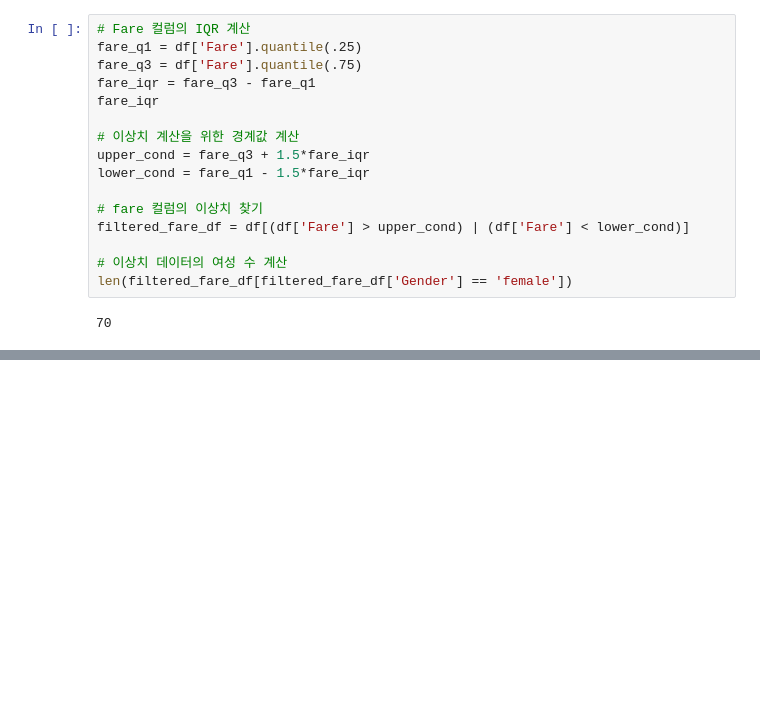
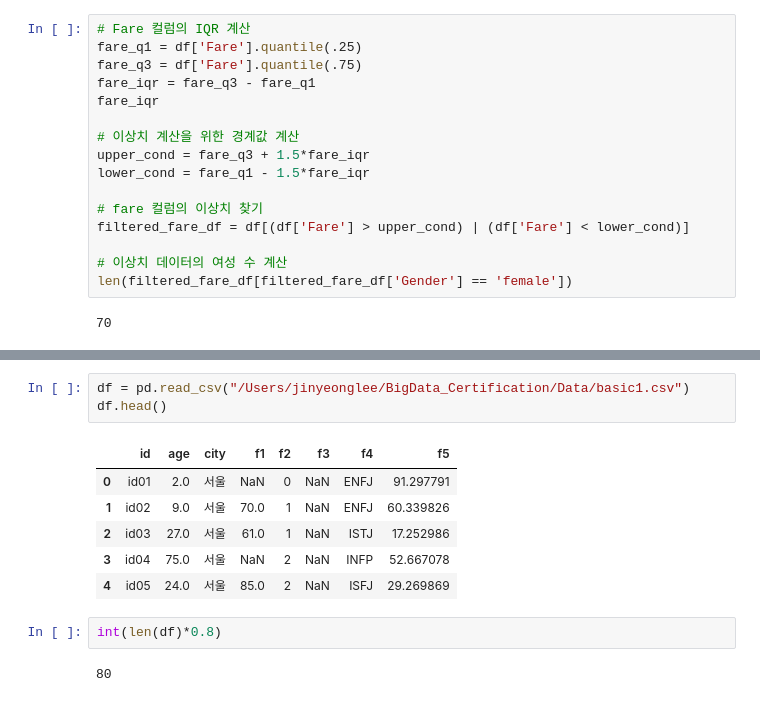
Before and after one commit to JinnieL/BigData_Certification, a Jupyter notebook: 제 1 유형/2. 문제 풀이.ipynb, the cells around one changed output, grey strips where cells are left out. Drawn from its saved outputs; the diff is of its cells as text; blank space fills up the shorter version.

```diff
--- a/제 1 유형/2. 문제 풀이.ipynb
+++ b/제 1 유형/2. 문제 풀이.ipynb
@@ -722,0 +823,14 @@ len(filtered_fare_df[filtered_fare_df['Gender'] == 'female'])
+# %%
+df = pd.read_csv("/Users/jinyeonglee/BigData_Certification/Data/basic1.csv")
+df.head()
+# %% [output]
+|  | id | age | city | f1 | f2 | f3 | f4 | f5 |
+| 0 | id01 | 2.0 | 서울 | NaN | 0 | NaN | ENFJ | 91.297791 |
+| 1 | id02 | 9.0 | 서울 | 70.0 | 1 | NaN | ENFJ | 60.339826 |
+| 2 | id03 | 27.0 | 서울 | 61.0 | 1 | NaN | ISTJ | 17.252986 |
+| 3 | id04 | 75.0 | 서울 | NaN | 2 | NaN | INFP | 52.667078 |
+| 4 | id05 | 24.0 | 서울 | 85.0 | 2 | NaN | ISFJ | 29.269869 |
+# %%
+int(len(df)*0.8)
+# %% [output]
+80
```
Also changed, not shown: parts of 18 cells of this notebook, 2 other files.
